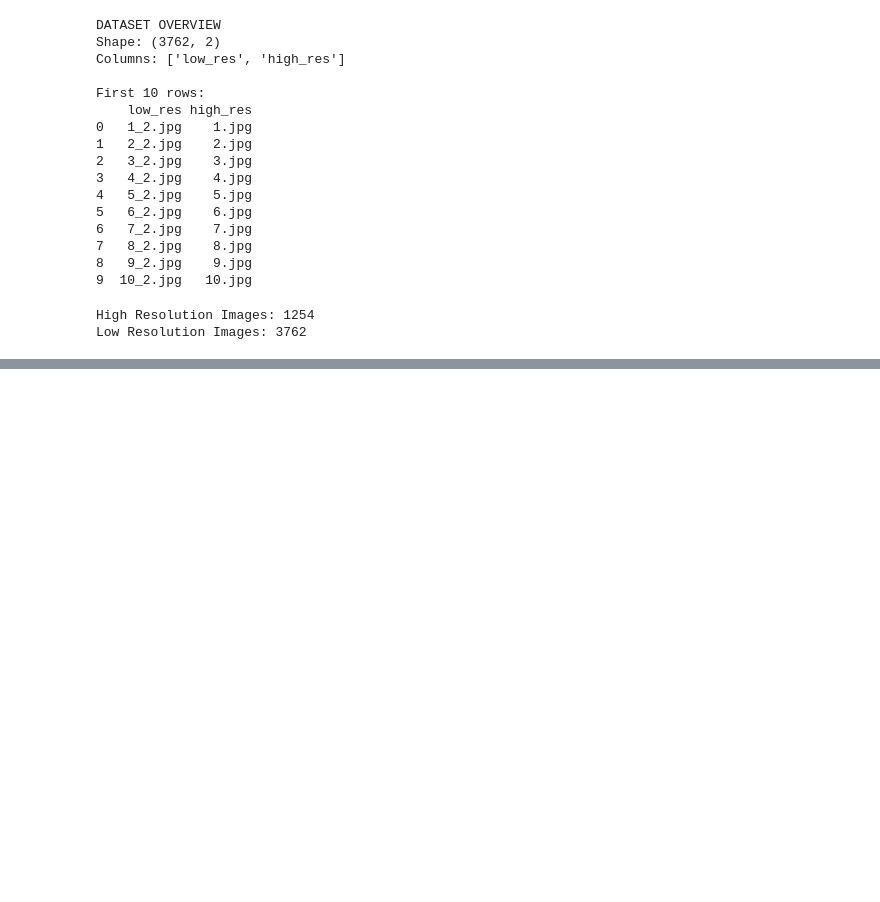
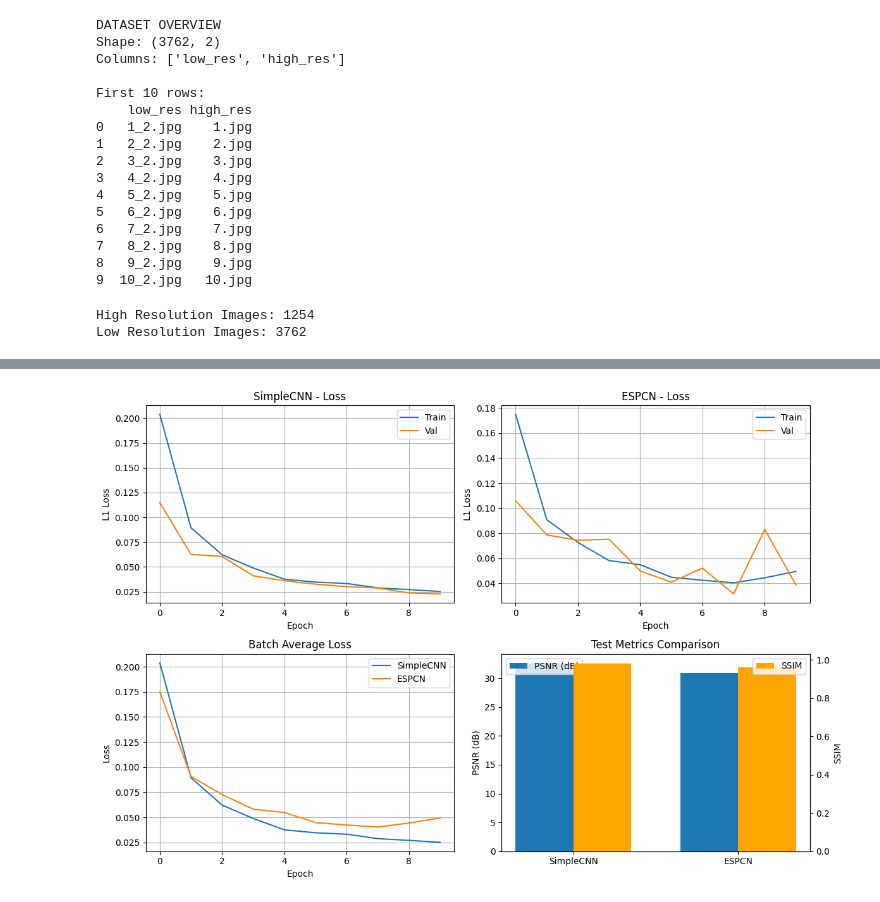
Before and after one commit to tbengric/CV_Project3, a Jupyter notebook: project3.ipynb, the cells around one changed output, grey strips where cells are left out. Saved outputs shown, nothing was run; the diff lists cells and outputs as text; code cells hidden in the pictures; blank space fills up the shorter version.

Commit message:
Add training

```diff
--- a/project3.ipynb
+++ b/project3.ipynb
@@ -45,0 +219,4 @@ Low Resolution Images: 3762
+# %%
+print("\n=== Training from scratch ===")
+model_scratch = SimpleCNN().to(device)
+history_scratch = train_model(model_scratch, train_loader, val_loader, epochs=10)
@@ -45,0 +225,4 @@ Low Resolution Images: 3762
+# %%
+print("=== Training ESPCN ===")
+model_espcn = ESPCN().to(device)
+history_espcn = train_model(model_espcn, train_loader, val_loader, epochs=10)
@@ -45,0 +275,49 @@ Low Resolution Images: 3762
+# %%
+fig, axes = plt.subplots(2, 2, figsize=(12, 8))
+
+axes[0, 0].plot(history_scratch['train_loss'], label='Train')
+axes[0, 0].plot(history_scratch['val_loss'], label='Val')
+axes[0, 0].set_title('SimpleCNN - Loss')
+axes[0, 0].set_ylabel('L1 Loss')
+axes[0, 0].set_xlabel('Epoch')
+axes[0, 0].legend()
+axes[0, 0].grid()
+
+axes[0, 1].plot(history_espcn['train_loss'], label='Train')
+axes[0, 1].plot(history_espcn['val_loss'], label='Val')
+axes[0, 1].set_title('ESPCN - Loss')
+axes[0, 1].set_ylabel('L1 Loss')
+axes[0, 1].set_xlabel('Epoch')
+axes[0, 1].legend()
+axes[0, 1].grid()
+
+axes[1, 0].plot(history_scratch['batch_avg_loss'], label='SimpleCNN')
+axes[1, 0].plot(history_espcn['batch_avg_loss'], label='ESPCN')
+axes[1, 0].set_title('Batch Average Loss')
+axes[1, 0].set_ylabel('Loss')
+axes[1, 0].set_xlabel('Epoch')
+axes[1, 0].legend()
+axes[1, 0].grid()
+
+models = ['SimpleCNN', 'ESPCN']
+psnr_vals = [psnr_scratch, psnr_espcn]
+ssim_vals = [ssim_scratch, ssim_espcn]
+
+x = np.arange(len(models))
+width = 0.35
+
+axes[1, 1].bar(x - width/2, psnr_vals, width, label='PSNR (dB)')
+ax2 = axes[1, 1].twinx()
+ax2.bar(x + width/2, ssim_vals, width, label='SSIM', color='orange')
+axes[1, 1].set_ylabel('PSNR (dB)')
+ax2.set_ylabel('SSIM')
+axes[1, 1].set_title('Test Metrics Comparison')
+axes[1, 1].set_xticks(x)
+axes[1, 1].set_xticklabels(models)
+axes[1, 1].legend(loc='upper left')
+ax2.legend(loc='upper right')
+
+plt.tight_layout()
+plt.show()
+# %% [output]
+[figure, added]
```
Also changed, not shown: parts of 10 cells of this notebook, 1 other file.
